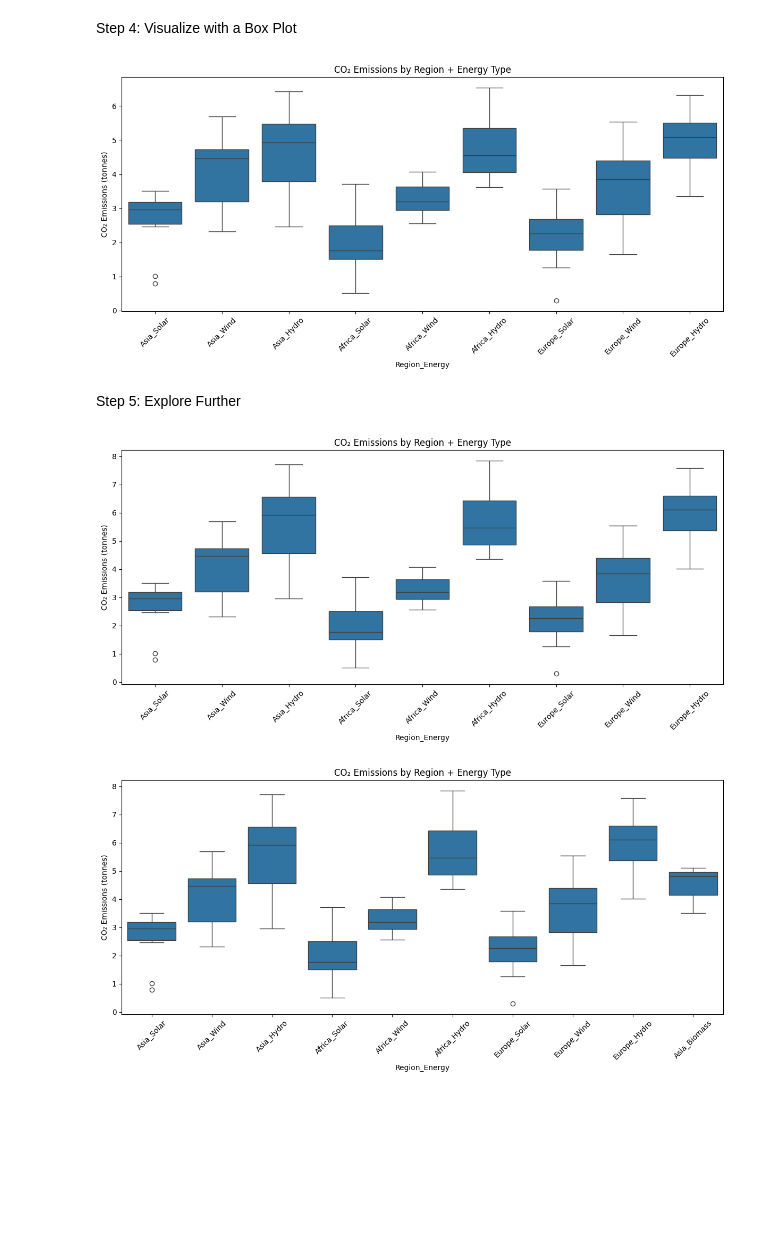
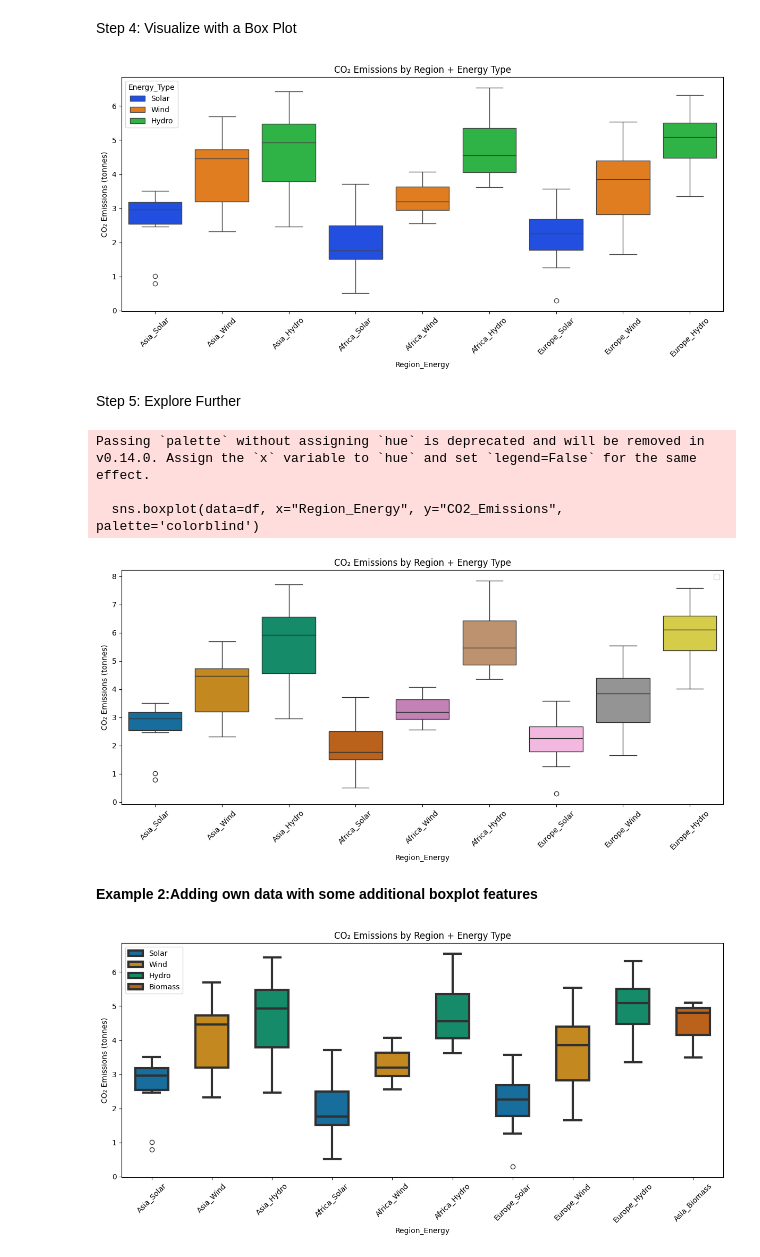
Before and after one commit to Lijan-Baral/GitHub-CST184, a Jupyter notebook: Week4_tutorial_counting.ipynb, the cells around one changed output. Cells and saved outputs as stored; diff of their text form; code cells hidden in the pictures; blank space fills up the shorter version.

```diff
--- a/Week4_tutorial_counting.ipynb
+++ b/Week4_tutorial_counting.ipynb
@@ -7,7 +7,7 @@ Step 1: Load the Dataset
 # %%
 import pandas as pd
 
-df = pd.read_csv("/content/week4_energy_emissions.csv")
+df = pd.read_csv("/content/sample_data/week4_energy_emissions.csv")
 df.head()
 # %% [output]
 |  | Region | Energy_Type | CO2_Emissions |
@@ -84,15 +84,18 @@ Step 4: Visualize with a Box Plot
 import seaborn as sns
 import matplotlib.pyplot as plt
 
+# Ensure 'Region_Energy' column exists
+df["Region_Energy"] = df["Region"] + "_" + df["Energy_Type"]
+
 plt.figure(figsize=(12, 6))
-sns.boxplot(data=df, x="Region_Energy", y="CO2_Emissions")
+sns.boxplot(data=df, x="Region_Energy", y="CO2_Emissions", palette='bright', hue='Energy_Type')
 plt.title("CO₂ Emissions by Region + Energy Type")
 plt.xticks(rotation=45)
 plt.ylabel("CO₂ Emissions (tonnes)")
 plt.tight_layout()
 plt.show()
 # %% [output]
-[figure, old version]
+[figure, new version]
 # %% [markdown]
 Step 5: Explore Further
 # %%
@@ -103,31 +106,52 @@ import seaborn as sns
 import matplotlib.pyplot as plt
 
 plt.figure(figsize=(12, 6))
-sns.boxplot(data=df, x="Region_Energy", y="CO2_Emissions")
+sns.boxplot(data=df, x="Region_Energy", y="CO2_Emissions", palette='colorblind')
 plt.title("CO₂ Emissions by Region + Energy Type")
 plt.xticks(rotation=45)
 plt.ylabel("CO₂ Emissions (tonnes)")
+plt.legend(loc='upper right')
 plt.tight_layout()
 plt.show()
 # %% [output]
+Passing `palette` without assigning `hue` is deprecated and will be removed in v0.14.0. Assign the `x` variable to `hue` and set `legend=False` for the same effect.
+
+  sns.boxplot(data=df, x="Region_Energy", y="CO2_Emissions", palette='colorblind')
-[figure, old version]
+[figure, new version]
+# %% [markdown]
+**Example 2:Adding own data with some additional boxplot features**
 # %%
 # Add a new row manually
 # Add a few more rows of Biomass data to create a range
 df.loc[len(df)] = ["Asia", "Biomass", 3.5, "Asia_Biomass", "Biomass_Asia"]
 df.loc[len(df)] = ["Asia", "Biomass", 5.1, "Asia_Biomass", "Biomass_Asia"]
 df.loc[len(df)] = ["Asia", "Biomass", 4.8, "Asia_Biomass", "Biomass_Asia"]
 
+# Ensure CO2_Emissions is numeric before plotting
+df["CO2_Emissions"] = pd.to_numeric(df["CO2_Emissions"], errors='coerce')
+
 # Re-run the plot
 import seaborn as sns
 import matplotlib.pyplot as plt
 
 plt.figure(figsize=(12, 6))
-sns.boxplot(data=df, x="Region_Energy", y="CO2_Emissions")
+sns.boxplot(data=df,
+            x="Region_Energy", #Used for naming the x axis
+            y="CO2_Emissions", #Used for naming the y axis
+            hue="Energy_Type", #Used for assigning distinct color according to type of energy
+            palette='colorblind', #Used for defining color of boxplo
+            width=0.55,   #Used for defining the width of box
+            linewidth=3) #Used for defining the border of box
+
+plt.title("CO₂ Emissions by Region + Energy Type")
+plt.xticks(rotation=45)
+plt.ylabel("CO₂ Emissions (tonnes)")
+plt.legend(loc='upper left')
+
 plt.title("CO₂ Emissions by Region + Energy Type")
 plt.xticks(rotation=45)
 plt.ylabel("CO₂ Emissions (tonnes)")
 plt.tight_layout()
 plt.show()
 # %% [output]
-[figure, old version]
+[figure, new version]
```
